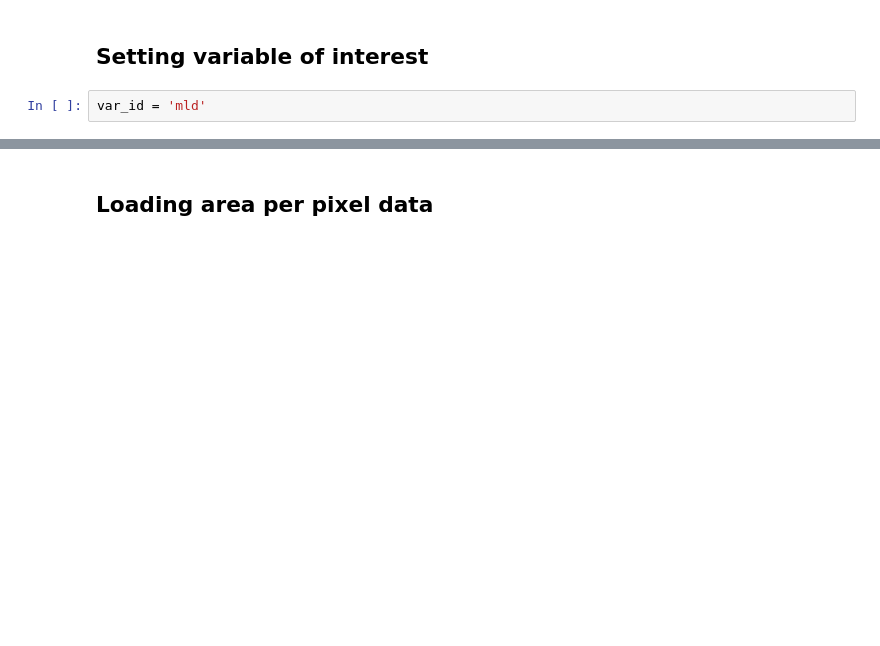
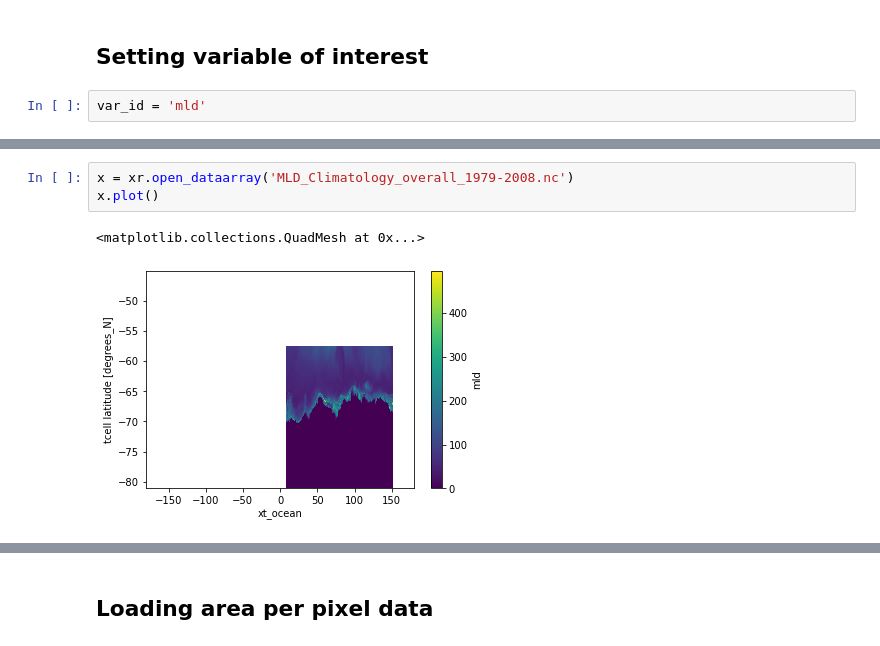
Before and after one commit to lidefi87/ACCESS_scripts_DFA, a Jupyter notebook: Scripts/ZonalStatistics.ipynb, the cells around one changed output, grey strips where cells are left out. Saved outputs shown, nothing was run; the diff lists cells and outputs as text; blank space fills up the shorter version.

```diff
--- a/Scripts/ZonalStatistics.ipynb
+++ b/Scripts/ZonalStatistics.ipynb
@@ -184,0 +255,6 @@ var_id = 'mld'
+# %%
+x = xr.open_dataarray('MLD_Climatology_overall_1979-2008.nc')
+x.plot()
+# %% [output]
+<matplotlib.collections.QuadMesh at 0x...>
+[figure, added]
```
Also changed, not shown: parts of 14 cells of this notebook.
